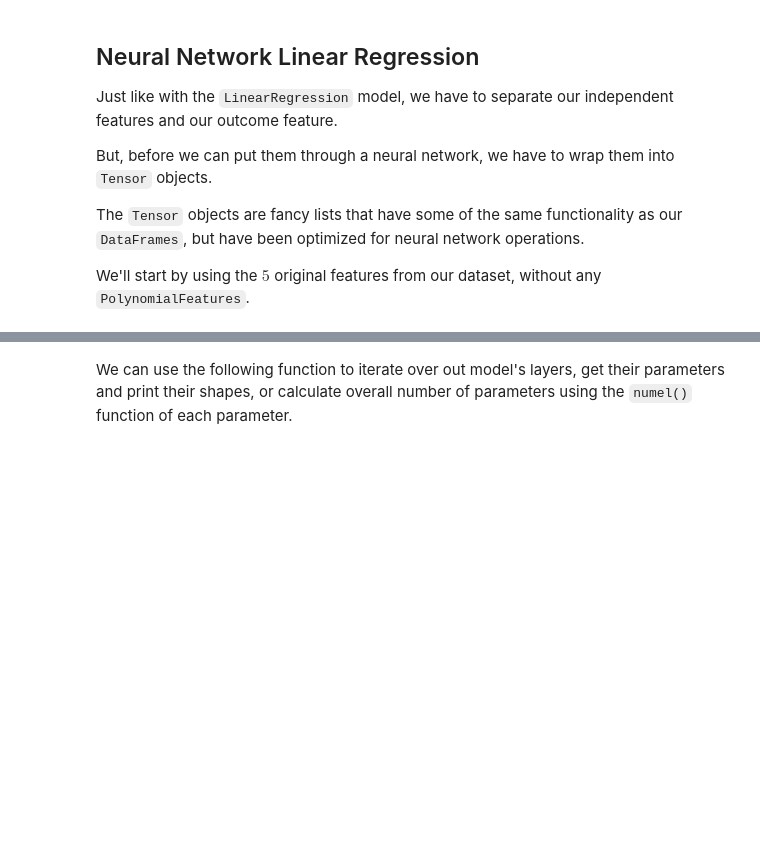
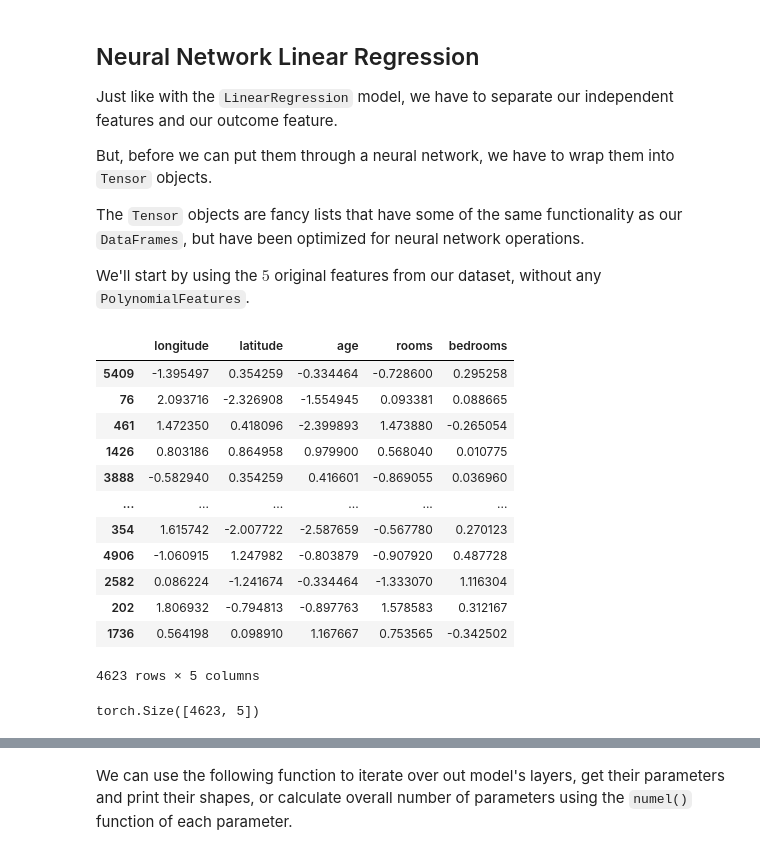
Before and after one commit to Machine-Learning-Parsons-Fall-2025/wk12, a Jupyter notebook: WK12.ipynb, the cells around one changed output, grey strips where cells are left out. Saved outputs shown, nothing was run; the diff lists cells and outputs as text; code cells hidden in the pictures; blank space fills up the shorter version.

```diff
--- a/WK12.ipynb
+++ b/WK12.ipynb
@@ -84,6 +112,22 @@ But, before we can put them through a neural network, we have to wrap them into
 The `Tensor` objects are fancy lists that have some of the same functionality as our `DataFrames`, but have been optimized for neural network operations.
 
 We'll start by using the $5$ original features from our dataset, without any `PolynomialFeatures`.
+# %%
+train_feat
+# %% [output]
+|  | longitude | latitude | age | rooms | bedrooms |
+| 5409 | -1.395497 | 0.354259 | -0.334464 | -0.728600 | 0.295258 |
+| 76 | 2.093716 | -2.326908 | -1.554945 | 0.093381 | 0.088665 |
+| 461 | 1.472350 | 0.418096 | -2.399893 | 1.473880 | -0.265054 |
+| 1426 | 0.803186 | 0.864958 | 0.979900 | 0.568040 | 0.010775 |
+| 3888 | -0.582940 | 0.354259 | 0.416601 | -0.869055 | 0.036960 |
+| ... | ... | ... | ... | ... | ... |
+| 354 | 1.615742 | -2.007722 | -2.587659 | -0.567780 | 0.270123 |
+| 4906 | -1.060915 | 1.247982 | -0.803879 | -0.907920 | 0.487728 |
+| 2582 | 0.086224 | -1.241674 | -0.334464 | -1.333070 | 1.116304 |
+| 202 | 1.806932 | -0.794813 | -0.897763 | 1.578583 | 0.312167 |
+| 1736 | 0.564198 | 0.098910 | 1.167667 | 0.753565 | -0.342502 |
+4623 rows × 5 columns
 # %%
 x_train = Tensor(train_feat.values)
 y_train = Tensor(train_out.values)
@@ -93,3 +139,8 @@ y_test = Tensor(test_out.values)
+# %%
+x_train
+x_train.shape
+# %% [output]
+torch.Size([4623, 5])
 # %% [markdown]
 ### Define our model architecture
 
```
Also changed, not shown: parts of 8 cells of this notebook.
